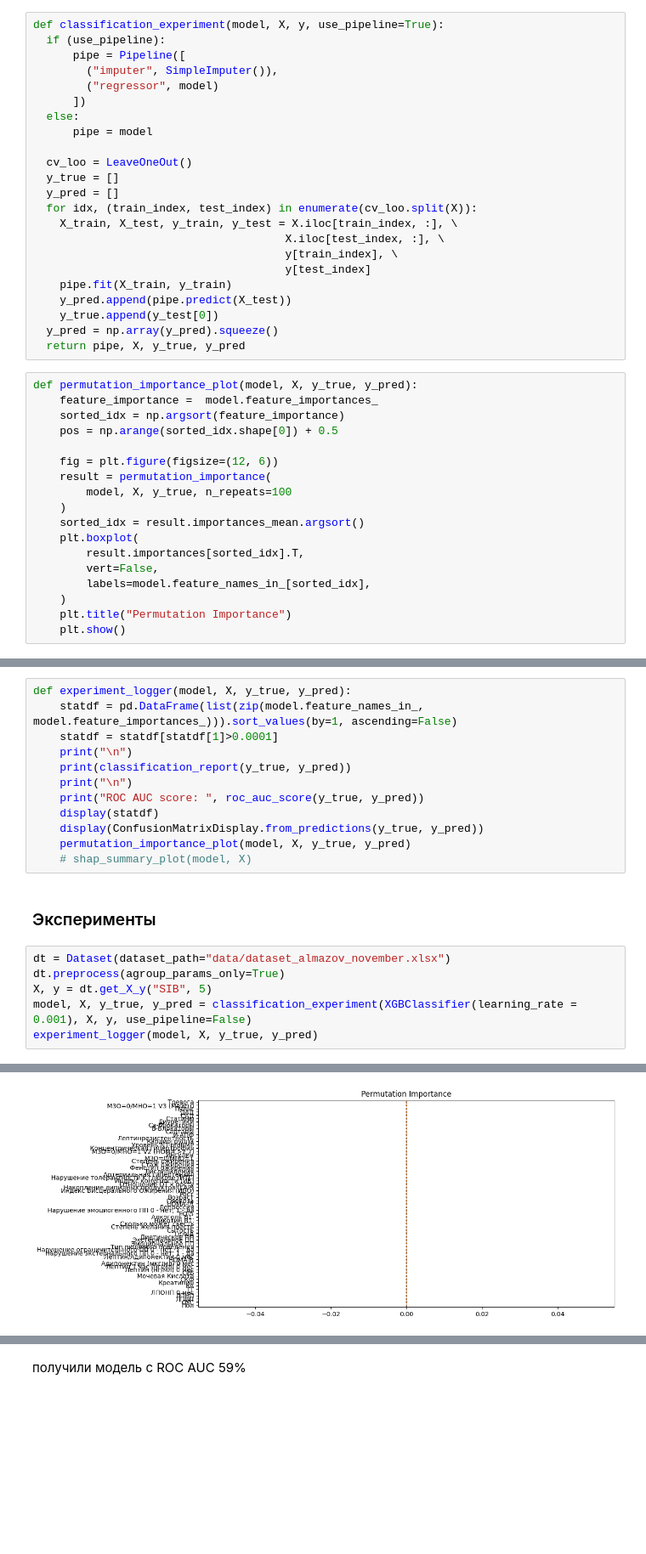
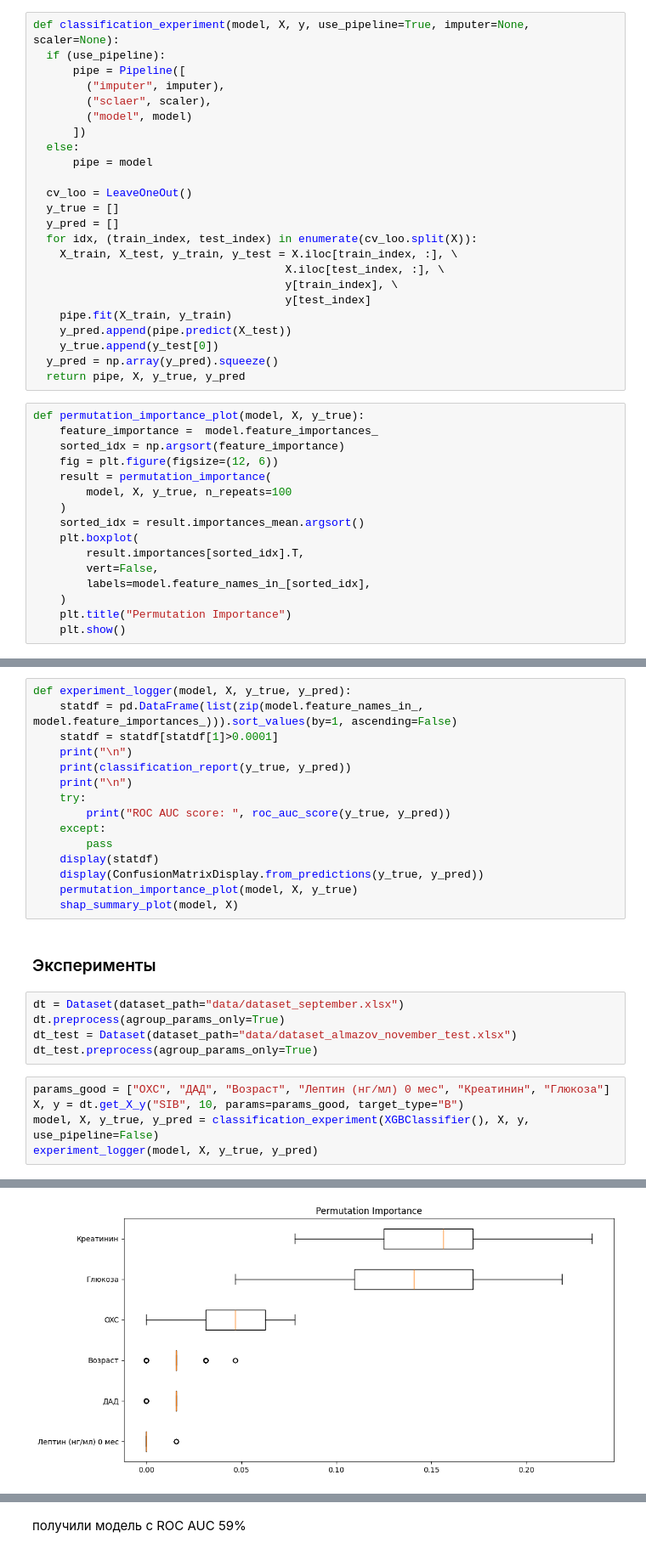
Before and after one commit to geniusserg/Endocrinology, a Jupyter notebook: experiments.ipynb, the cells around one changed output, grey strips where cells are left out. Shown at 85% size. Saved outputs shown, nothing was run; the diff lists cells and outputs as text; blank space fills up the shorter version.

Commit message:
UI changes: result div, shap, params. Loaded new model

```diff
--- a/experiments.ipynb
+++ b/experiments.ipynb
@@ -693,11 +705,12 @@ class Dataset:
         X = X.astype(float)
         return X, y
 # %%
-def classification_experiment(model, X, y, use_pipeline=True):
+def classification_experiment(model, X, y, use_pipeline=True, imputer=None, scaler=None):
   if (use_pipeline):
       pipe = Pipeline([
-        ("imputer", SimpleImputer()),
-        ("regressor", model)
+        ("imputer", imputer),
+        ("sclaer", scaler),
+        ("model", model)
       ])
   else:
       pipe = model
@@ -716,11 +729,9 @@ def classification_experiment(model, X, y, use_pipeline=True):
   y_pred = np.array(y_pred).squeeze()
   return pipe, X, y_true, y_pred
 # %%
-def permutation_importance_plot(model, X, y_true, y_pred):
+def permutation_importance_plot(model, X, y_true):
     feature_importance =  model.feature_importances_
     sorted_idx = np.argsort(feature_importance)
-    pos = np.arange(sorted_idx.shape[0]) + 0.5
-
     fig = plt.figure(figsize=(12, 6))
     result = permutation_importance(
         model, X, y_true, n_repeats=100
@@ -750,18 +761,25 @@ def experiment_logger(model, X, y_true, y_pred):
     print("\n")
     print(classification_report(y_true, y_pred))
     print("\n")
-    print("ROC AUC score: ", roc_auc_score(y_true, y_pred))
+    try:
+        print("ROC AUC score: ", roc_auc_score(y_true, y_pred))
+    except:
+        pass
     display(statdf)
     display(ConfusionMatrixDisplay.from_predictions(y_true, y_pred))
-    permutation_importance_plot(model, X, y_true, y_pred)
-    # shap_summary_plot(model, X)
+    permutation_importance_plot(model, X, y_true)
+    shap_summary_plot(model, X)
 # %% [markdown]
 ### Эксперименты
+# %%
+dt = Dataset(dataset_path="data/dataset_september.xlsx")
+dt.preprocess(agroup_params_only=True)
+dt_test = Dataset(dataset_path="data/dataset_almazov_november_test.xlsx")
+dt_test.preprocess(agroup_params_only=True)
 # %%
-dt = Dataset(dataset_path="data/dataset_almazov_november.xlsx")
-dt.preprocess(agroup_params_only=True)
-X, y = dt.get_X_y("SIB", 5)
-model, X, y_true, y_pred = classification_experiment(XGBClassifier(learning_rate = 0.001), X, y, use_pipeline=False)
+params_good = ["OXC", "ДАД", "Возраст", "Лептин (нг/мл) 0 мес", "Креатинин", "Глюкоза"]
+X, y = dt.get_X_y("SIB", 10, params=params_good, target_type="B")
+model, X, y_true, y_pred = classification_experiment(XGBClassifier(), X, y, use_pipeline=False)
 experiment_logger(model, X, y_true, y_pred)
 # %% [output]
               precision    recall  f1-score   support
@@ -798 +806 @@ ROC AUC score:  0.5
-[figure, old version]
+[figure, new version]
```
Also changed, not shown: parts of 37 cells of this notebook, 12 other files.
